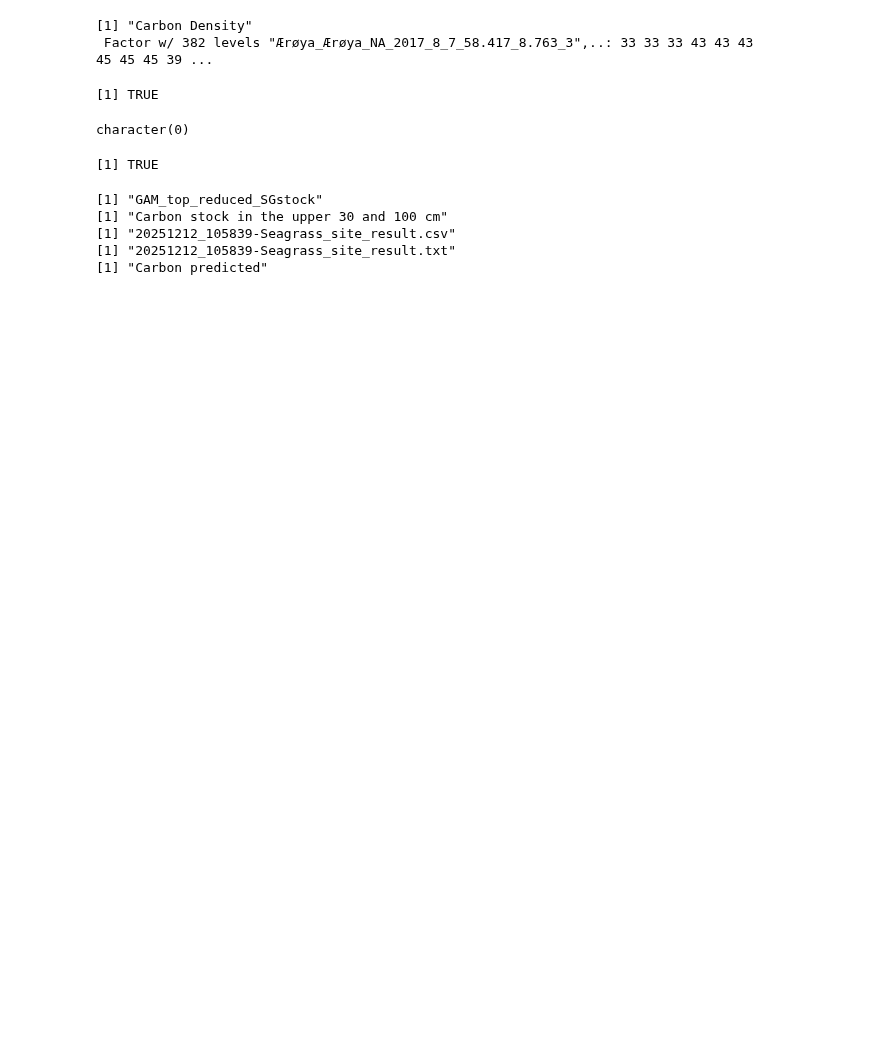
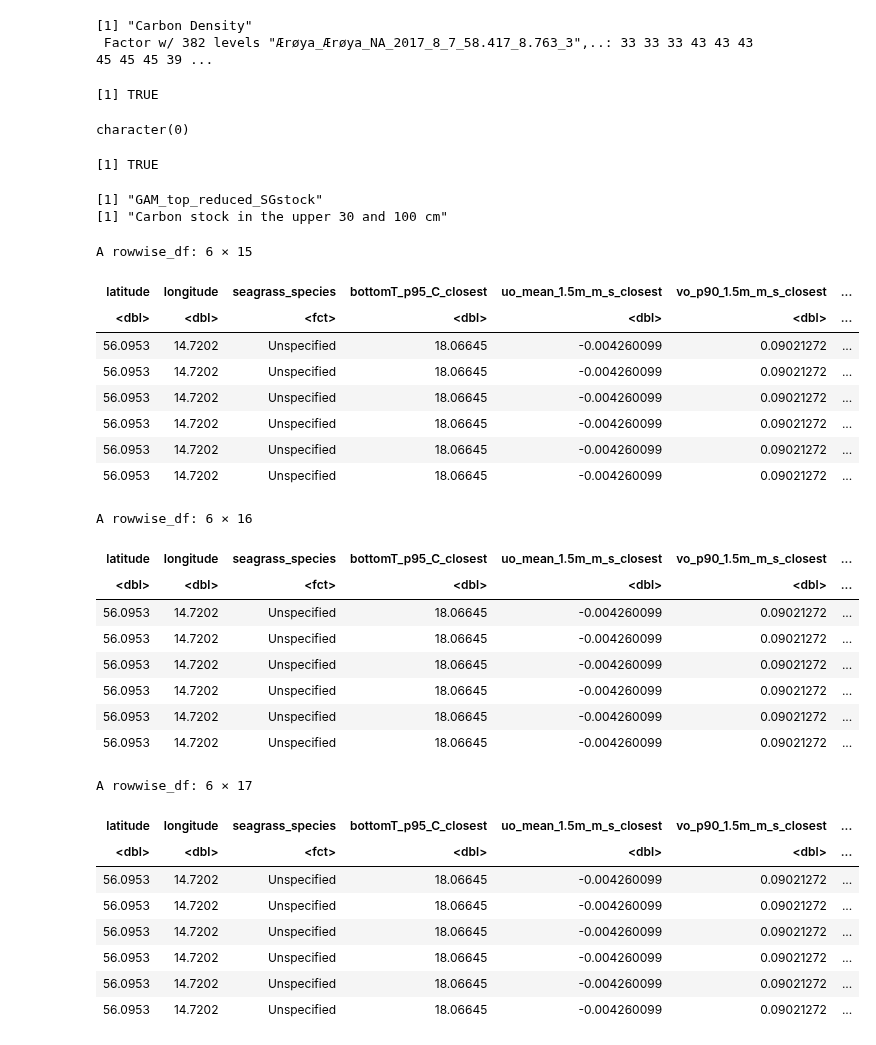
Before and after one commit to QCDIS/Seagrass_carbon_stock_model, a Jupyter notebook: codebase/v1/Seagrass_carbon_stock_model_Excel.ipynb, the cells around one changed output. Saved outputs shown, nothing was run; the diff lists cells and outputs as text; code cells hidden in the pictures; blank space fills up the shorter version.

```diff
--- a/codebase/v1/Seagrass_carbon_stock_model_Excel.ipynb
+++ b/codebase/v1/Seagrass_carbon_stock_model_Excel.ipynb
@@ -7,7 +7,8 @@
 # user define/upload
 # Opt1, file
 # param_file_seagrass_site_data = "[Seagrass_site_data.xlsx]"
-param_file_seagrass_site_data = "Seagrass_site_data.xlsx"
+# param_file_seagrass_site_data = "Seagrass_site_data.xlsx"
+param_file_seagrass_site_data = "20260303-Seagrass_site_data.xlsx"
 
 # Opt2, GUI
 # param_latitude <- 56.0953
@@ -107,7 +108,7 @@ conf_tmp_file_result <- "tmp_result.rds"
 #     sep="/")
 conf_minio_public_bucket      <- "naa-vre-public"
 conf_minio_public_bucket_root <- "vl-bluecarbon"
-conf_minio_user_bucket        <- "naa-vre-user-data"
+conf_minio_user_bucket        <- "naa-vre-user-data/BlueCarbon"
 # conf_minio_user_bucket_root   <- param_user_email
 conf_minio_user_local_root    <- "/home/jovyan/Cloud Storage"
 # %%
@@ -969,6 +963,8 @@ SG_modeling_dataframe$predicted_carbon_density <- predicted_carbon_density
 # Carbon stock in the upper 30 and 100 cm
 print("Carbon stock in the upper 30 and 100 cm")
 
+head(SG_modeling_dataframe)
+
 # =====
 # Calculate carbon stock per 10 cm
 # Carbon stock (MgC/ha)=Carbon density (gC/cm³) × Depth (cm) × 100,000,000 (cm2/ha) ÷ 1,000,000 (g/Mg)
@@ -977,9 +973,11 @@ print("Carbon stock in the upper 30 and 100 cm")
 #   1 Mg = 1,000,000 g
 SG_modeling_dataframe$predicted_carbon_stock_per_10cm =
   SG_modeling_dataframe$predicted_carbon_density*10*100000000*(1/1000000)
+head(SG_modeling_dataframe)
 
 # Create sample_ID column
 SG_modeling_dataframe$sample_ID <- rep(1:(nrow(SG_modeling_dataframe)/10), each = 10)
+head(SG_modeling_dataframe)
 
 # Calculate carbon stock in upper 30 and 100 cm
 SG_modeling_dataframe <- SG_modeling_dataframe %>%
@@ -1021,33 +1019,57 @@ fname_result_csv <- paste(str_time, conf_file_result_csv, sep ="-")
 fname_result_txt <- paste(str_time, conf_file_result_txt, sep ="-")
 print(fname_result_csv)
 print(fname_result_txt)
 
 # file_result_csv <- paste(conf_tmp_directory_data, fname_result_csv, sep="/")
 # file_result_txt <- paste(conf_tmp_directory_data, fname_result_txt, sep="/")
 
 # if (conf_use_dummy_data) {
 file_result_csv <- paste(conf_minio_user_local_root, conf_minio_user_bucket, fname_result_csv, sep="/")
 file_result_txt <- paste(conf_minio_user_local_root, conf_minio_user_bucket, fname_result_txt, sep="/")
 
 # summary_dataframe
 # summary(summary_dataframe)
 write.csv(summary_dataframe, file_result_csv)
 # minio_status <- put_object(bucket=conf_minio_user_bucket, file=file_result_csv, object=paste(param_user_email, fcloud_result_csv, sep="/"))
 
 # summary_sentences
 # cat(summary_sentences, sep = "\n")
 cat(summary_sentences, sep = "\n", file = file_result_txt)
 # minio_status <- put_object(bucket=conf_minio_user_bucket, file=file_result_txt, object=paste(param_user_email, fcloud_result_txt, sep="/"))
 
 print("Carbon predicted")
 # %% [output]
 [1] "Carbon Density"
  Factor w/ 382 levels "Ærøya_Ærøya_NA_2017_8_7_58.417_8.763_3",..: 33 33 33 43 43 43 45 45 45 39 ...
 [1] TRUE
 character(0)
 [1] TRUE
 [1] "GAM_top_reduced_SGstock"
 [1] "Carbon stock in the upper 30 and 100 cm"
-[1] "20251212_105839-Seagrass_site_result.csv"
-[1] "20251212_105839-Seagrass_site_result.txt"
-[1] "Carbon predicted"
+A rowwise_df: 6 × 15
+| latitude | longitude | seagrass_species | bottomT_p95_C_closest | uo_mean_1.5m_m_s_closest | vo_p90_1.5m_m_s_closest | ... |
+| <dbl> | <dbl> | <fct> | <dbl> | <dbl> | <dbl> | ... |
+| 56.0953 | 14.7202 | Unspecified | 18.06645 | -0.004260099 | 0.09021272 | ... |
+| 56.0953 | 14.7202 | Unspecified | 18.06645 | -0.004260099 | 0.09021272 | ... |
+| 56.0953 | 14.7202 | Unspecified | 18.06645 | -0.004260099 | 0.09021272 | ... |
+| 56.0953 | 14.7202 | Unspecified | 18.06645 | -0.004260099 | 0.09021272 | ... |
+| 56.0953 | 14.7202 | Unspecified | 18.06645 | -0.004260099 | 0.09021272 | ... |
+| 56.0953 | 14.7202 | Unspecified | 18.06645 | -0.004260099 | 0.09021272 | ... |
+A rowwise_df: 6 × 16
+| latitude | longitude | seagrass_species | bottomT_p95_C_closest | uo_mean_1.5m_m_s_closest | vo_p90_1.5m_m_s_closest | ... |
+| <dbl> | <dbl> | <fct> | <dbl> | <dbl> | <dbl> | ... |
+| 56.0953 | 14.7202 | Unspecified | 18.06645 | -0.004260099 | 0.09021272 | ... |
+| 56.0953 | 14.7202 | Unspecified | 18.06645 | -0.004260099 | 0.09021272 | ... |
+| 56.0953 | 14.7202 | Unspecified | 18.06645 | -0.004260099 | 0.09021272 | ... |
+| 56.0953 | 14.7202 | Unspecified | 18.06645 | -0.004260099 | 0.09021272 | ... |
+| 56.0953 | 14.7202 | Unspecified | 18.06645 | -0.004260099 | 0.09021272 | ... |
+| 56.0953 | 14.7202 | Unspecified | 18.06645 | -0.004260099 | 0.09021272 | ... |
+A rowwise_df: 6 × 17
+| latitude | longitude | seagrass_species | bottomT_p95_C_closest | uo_mean_1.5m_m_s_closest | vo_p90_1.5m_m_s_closest | ... |
+| <dbl> | <dbl> | <fct> | <dbl> | <dbl> | <dbl> | ... |
+| 56.0953 | 14.7202 | Unspecified | 18.06645 | -0.004260099 | 0.09021272 | ... |
+| 56.0953 | 14.7202 | Unspecified | 18.06645 | -0.004260099 | 0.09021272 | ... |
+| 56.0953 | 14.7202 | Unspecified | 18.06645 | -0.004260099 | 0.09021272 | ... |
+| 56.0953 | 14.7202 | Unspecified | 18.06645 | -0.004260099 | 0.09021272 | ... |
+| 56.0953 | 14.7202 | Unspecified | 18.06645 | -0.004260099 | 0.09021272 | ... |
+| 56.0953 | 14.7202 | Unspecified | 18.06645 | -0.004260099 | 0.09021272 | ... |
```
Also changed, not shown: parts of 1 cell of this notebook.
